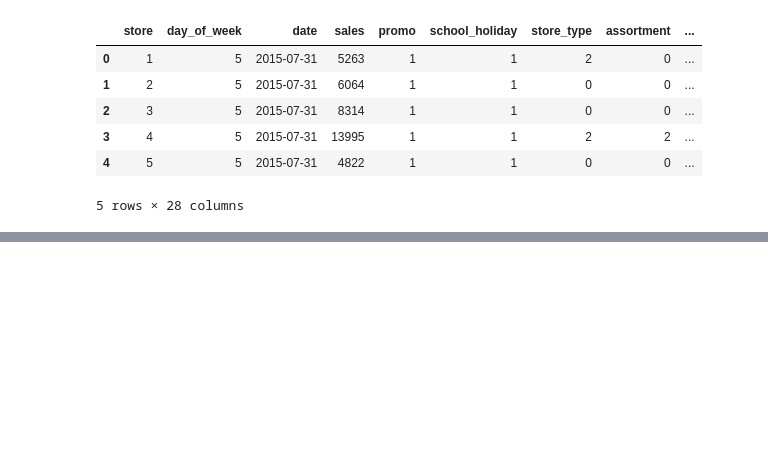
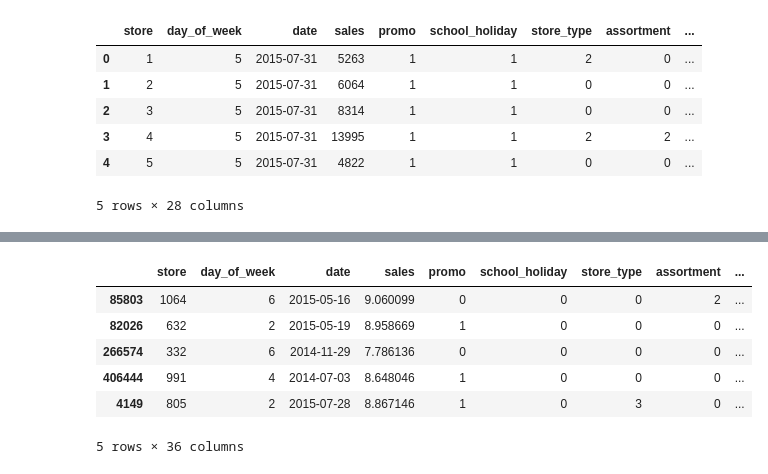
Before and after one commit to biazotogabriel/ds_em_producao, a Jupyter notebook: notebook.ipynb, the cells around one changed output, grey strips where cells are left out. Saved outputs shown, nothing was run; the diff lists cells and outputs as text; code cells hidden in the pictures; blank space fills up the shorter version.

```diff
--- a/notebook.ipynb
+++ b/notebook.ipynb
@@ -799,0 +809,26 @@ df5.head()
+# %%
+# day_of_week
+df5['day_of_week_sin'] = df5['day_of_week'].apply(lambda x: np.sin(x * (2. *  np.pi / 7)))
+df5['day_of_week_cos'] = df5['day_of_week'].apply(lambda x: np.cos(x * (2. *  np.pi / 7)))
+
+# month
+df5['month_sin'] = df5['month'].apply(lambda x: np.sin(x * (2. *  np.pi / 12)))
+df5['month_cos'] = df5['month'].apply(lambda x: np.cos(x * (2. *  np.pi / 12)))
+
+# day
+df5['day_sin'] = df5['day'].apply(lambda x: np.sin(x * (2. *  np.pi / 30)))
+df5['day_cos'] = df5['day'].apply(lambda x: np.cos(x * (2. *  np.pi / 30)))
+
+# week_of_year
+df5['week_of_year_sin'] = df5['week_of_year'].apply(lambda x: np.sin(x * (2. *  np.pi / 52)))
+df5['week_of_year_cos'] = df5['week_of_year'].apply(lambda x: np.cos(x * (2. *  np.pi / 52)))
+# %%
+df5.sample(5)
+# %% [output]
+|  | store | day_of_week | date | sales | promo | school_holiday | store_type | assortment | ... |
+| 85803 | 1064 | 6 | 2015-05-16 | 9.060099 | 0 | 0 | 0 | 2 | ... |
+| 82026 | 632 | 2 | 2015-05-19 | 8.958669 | 1 | 0 | 0 | 0 | ... |
+| 266574 | 332 | 6 | 2014-11-29 | 7.786136 | 0 | 0 | 0 | 0 | ... |
+| 406444 | 991 | 4 | 2014-07-03 | 8.648046 | 1 | 0 | 0 | 0 | ... |
+| 4149 | 805 | 2 | 2015-07-28 | 8.867146 | 1 | 0 | 3 | 0 | ... |
+5 rows × 36 columns
```
Also changed, not shown: parts of 5 cells of this notebook.
